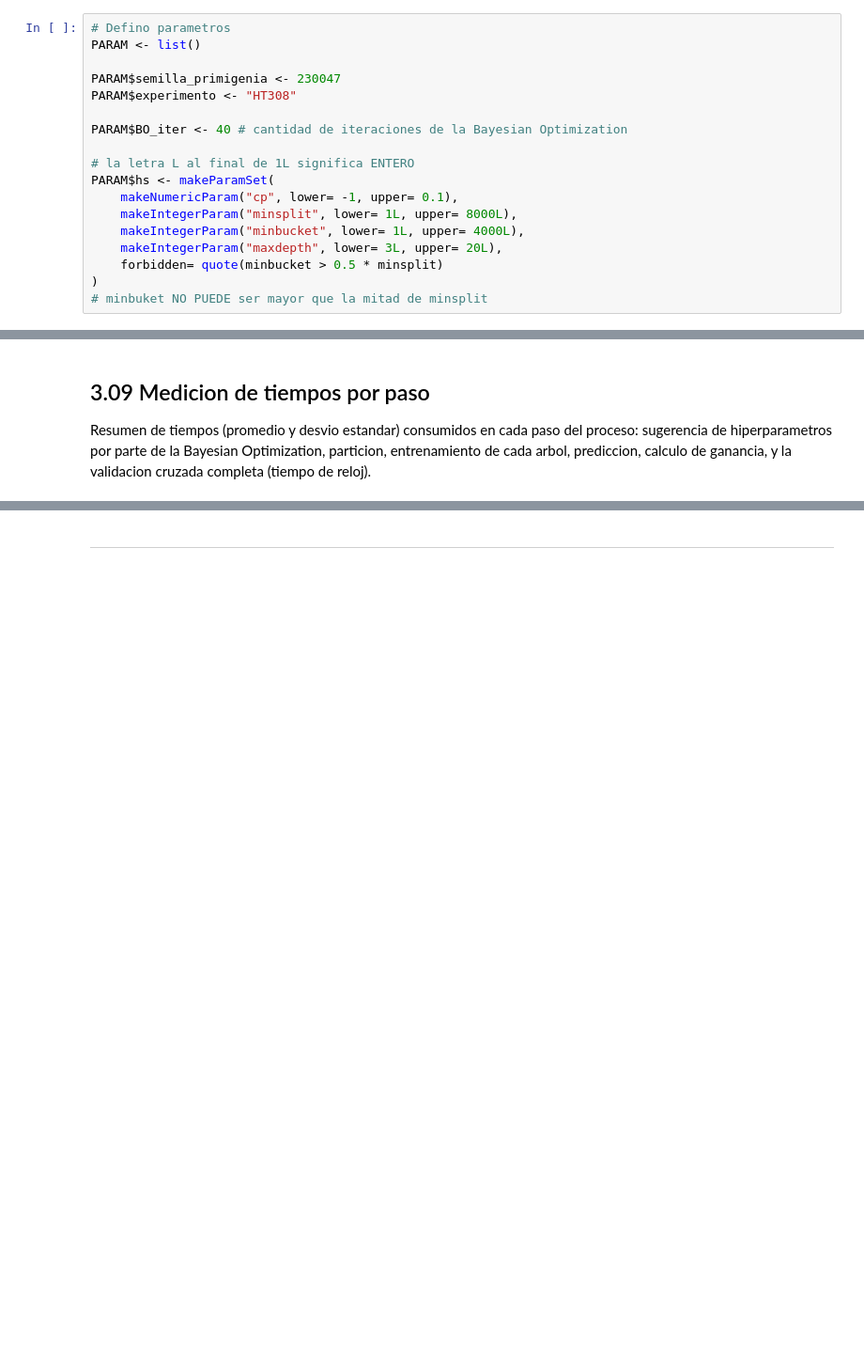
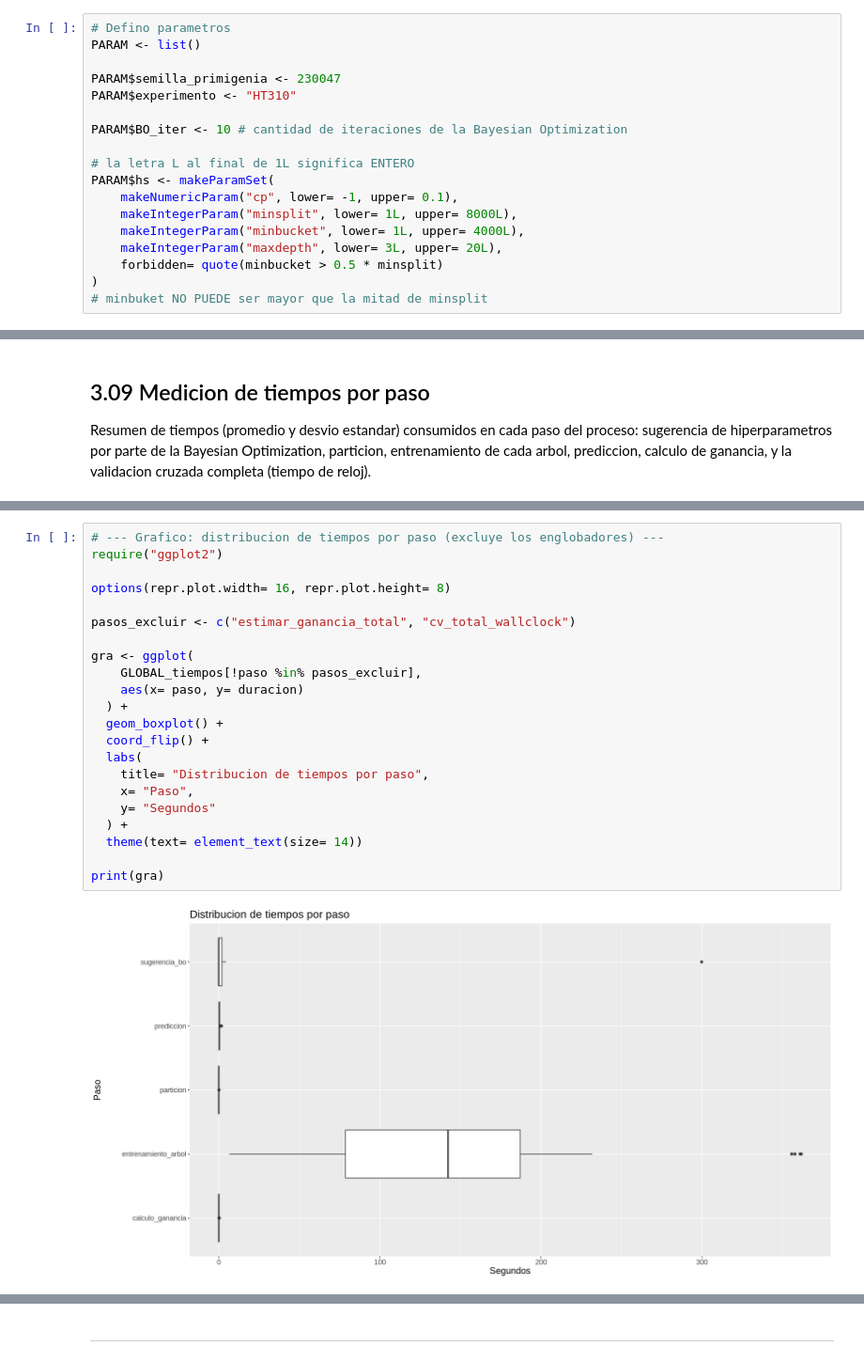
Before and after one commit to ssmito/dmeyf2026, a Jupyter notebook: arboles/z0333_OptimizacionHiperparametros_con_tiempos.ipynb, the cells around one changed output, grey strips where cells are left out. Shown at 94% size. Cells and saved outputs as stored; diff of their text form; blank space fills up the shorter version.

Commit message:
colab, luego de generar tiempos para 10 iteraciones de BO

```diff
--- a/arboles/z0333_OptimizacionHiperparametros_con_tiempos.ipynb
+++ b/arboles/z0333_OptimizacionHiperparametros_con_tiempos.ipynb
@@ -532,9 +535,9 @@ Accion a realizar : cambiar por su semilla primigenia
 PARAM <- list()
 
 PARAM$semilla_primigenia <- 230047
-PARAM$experimento <- "HT308"
+PARAM$experimento <- "HT310"
 
-PARAM$BO_iter <- 40 # cantidad de iteraciones de la Bayesian Optimization
+PARAM$BO_iter <- 10 # cantidad de iteraciones de la Bayesian Optimization
 
 # la letra L al final de 1L significa ENTERO
 PARAM$hs <- makeParamSet(
@@ -897,3 +911,27 @@ print(gra)
+# %%
+# --- Grafico: distribucion de tiempos por paso (excluye los englobadores) ---
+require("ggplot2")
+
+options(repr.plot.width= 16, repr.plot.height= 8)
+
+pasos_excluir <- c("estimar_ganancia_total", "cv_total_wallclock")
+
+gra <- ggplot(
+    GLOBAL_tiempos[!paso %in% pasos_excluir],
+    aes(x= paso, y= duracion)
+  ) +
+  geom_boxplot() +
+  coord_flip() +
+  labs(
+    title= "Distribucion de tiempos por paso",
+    x= "Paso",
+    y= "Segundos"
+  ) +
+  theme(text= element_text(size= 14))
+
+print(gra)
+# %% [output]
+[figure, added]
 # %%
 format(Sys.time(), "%a %b %d %X %Y")
 # %% [output]
```
Also changed, not shown: parts of 9 cells of this notebook.
